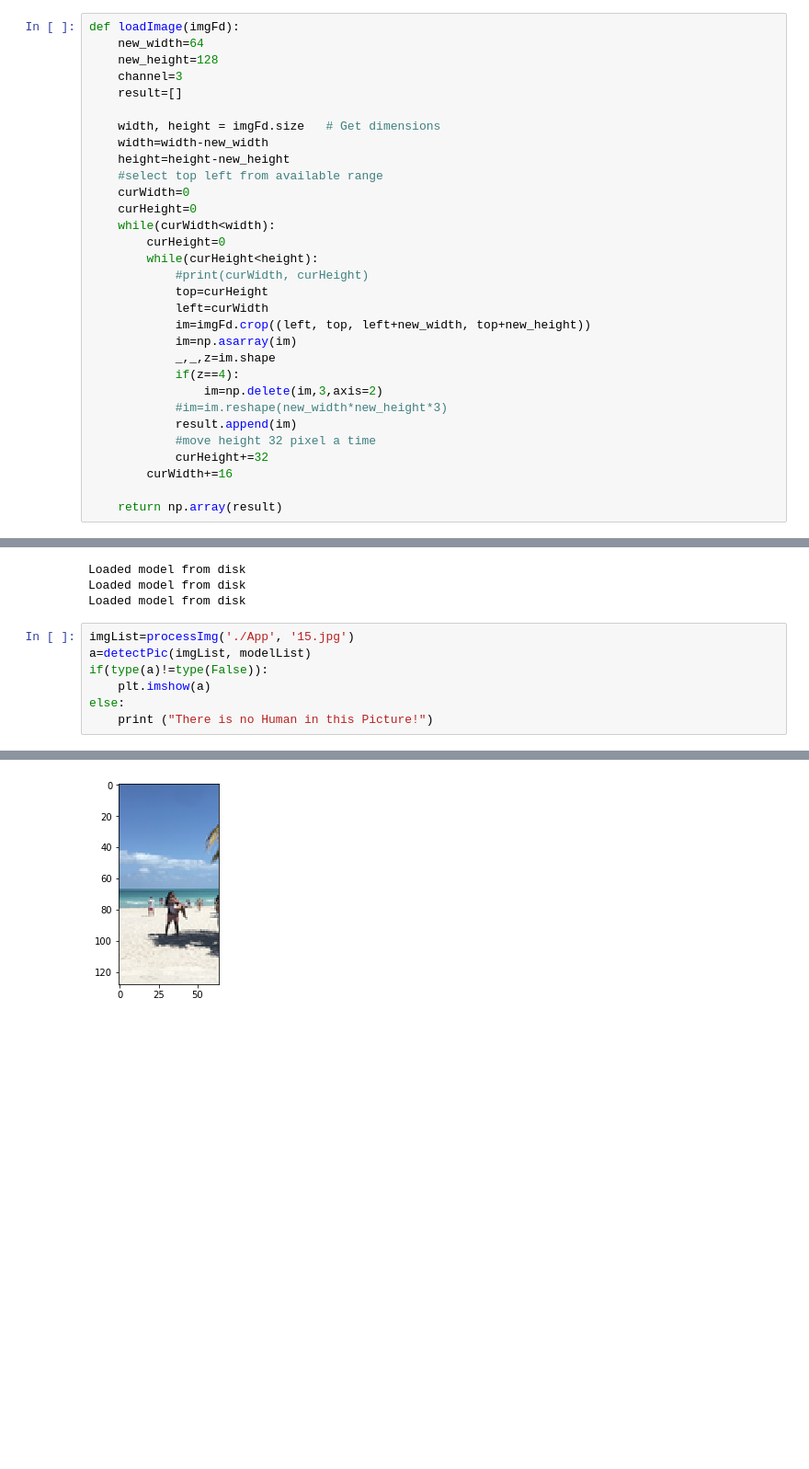
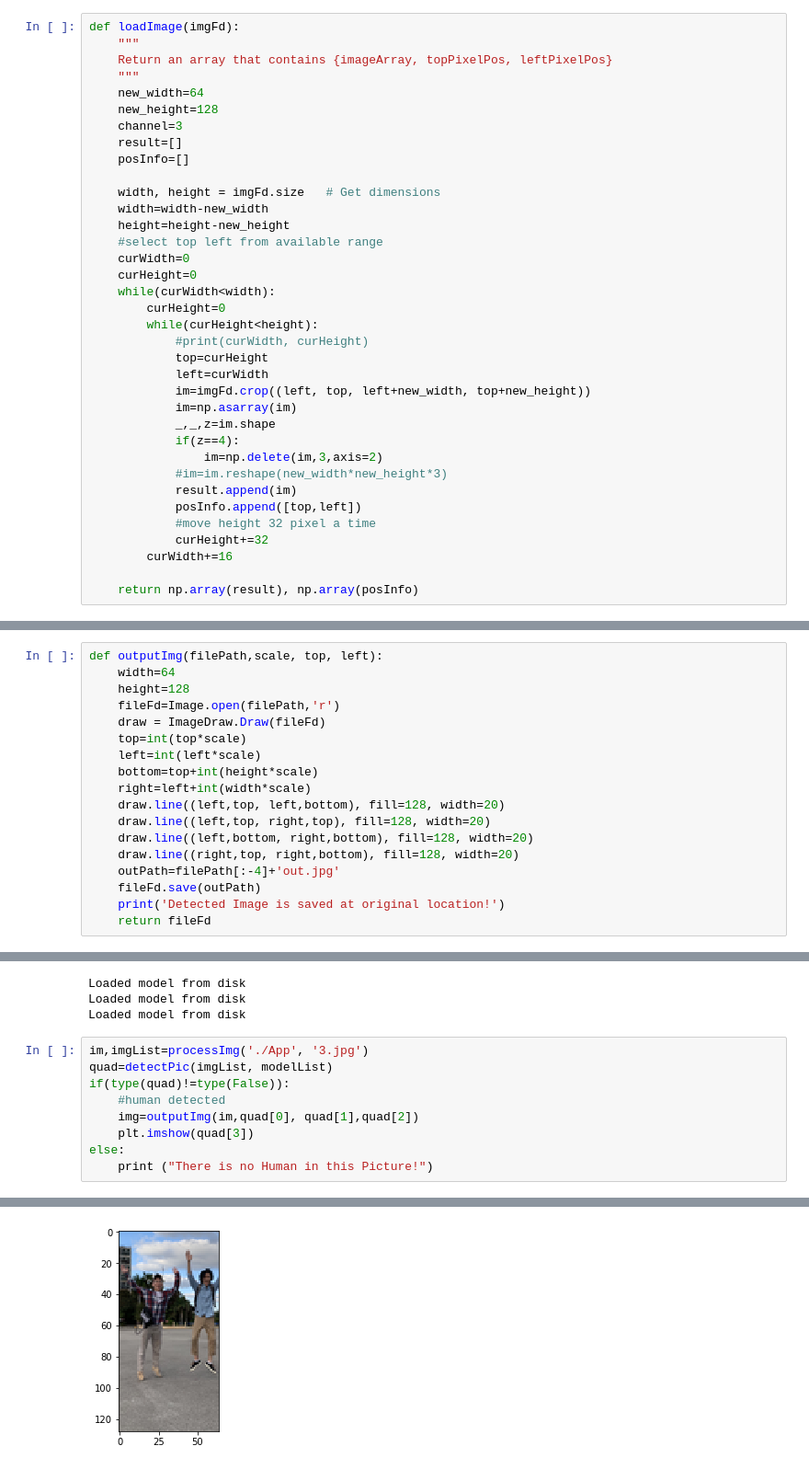
Before and after one commit to Ebonyknigh/DLHumanDetection, a Jupyter notebook: DetectorApplication.ipynb, the cells around one changed output, grey strips where cells are left out. Shown at 92% size. Cells and saved outputs as stored; diff of their text form; blank space fills up the shorter version.

```diff
--- a/DetectorApplication.ipynb
+++ b/DetectorApplication.ipynb
@@ -33,10 +31,14 @@ def loadModel(modelName, paramName):
     return loaded_model
 # %%
 def loadImage(imgFd):
+    """
+    Return an array that contains {imageArray, topPixelPos, leftPixelPos}
+    """
     new_width=64
     new_height=128
     channel=3
     result=[]
+    posInfo=[]
 
     width, height = imgFd.size   # Get dimensions
     width=width-new_width
@@ -57,8 +59,9 @@ def loadImage(imgFd):
                 im=np.delete(im,3,axis=2)
             #im=im.reshape(new_width*new_height*3)
             result.append(im)
+            posInfo.append([top,left])
             #move height 32 pixel a time
             curHeight+=32
         curWidth+=16
 
-    return np.array(result)
+    return np.array(result), np.array(posInfo)
@@ -112,3 +132,21 @@ def processImg(drc, imgName):
+# %%
+def outputImg(filePath,scale, top, left):
+    width=64
+    height=128
+    fileFd=Image.open(filePath,'r')
+    draw = ImageDraw.Draw(fileFd)
+    top=int(top*scale)
+    left=int(left*scale)
+    bottom=top+int(height*scale)
+    right=left+int(width*scale)
+    draw.line((left,top, left,bottom), fill=128, width=20)
+    draw.line((left,top, right,top), fill=128, width=20)
+    draw.line((left,bottom, right,bottom), fill=128, width=20)
+    draw.line((right,top, right,bottom), fill=128, width=20)
+    outPath=filePath[:-4]+'out.jpg'
+    fileFd.save(outPath)
+    print('Detected Image is saved at original location!')
+    return fileFd
 # %%
 drc='./'
 modelName='modelD.json'
@@ -137,10 +175,12 @@ Loaded model from disk
 Loaded model from disk
 Loaded model from disk
 # %%
-imgList=processImg('./App', '15.jpg')
-a=detectPic(imgList, modelList)
-if(type(a)!=type(False)):
-    plt.imshow(a)
+im,imgList=processImg('./App', '3.jpg')
+quad=detectPic(imgList, modelList)
+if(type(quad)!=type(False)):
+    #human detected
+    img=outputImg(im,quad[0], quad[1],quad[2])
+    plt.imshow(quad[3])
 else:
     print ("There is no Human in this Picture!")
 # %% [output]
@@ -149 +192 @@ Average Confidence
-[figure, old version]
+[figure, new version]
```
Also changed, not shown: parts of 6 cells of this notebook, 20 other files.
